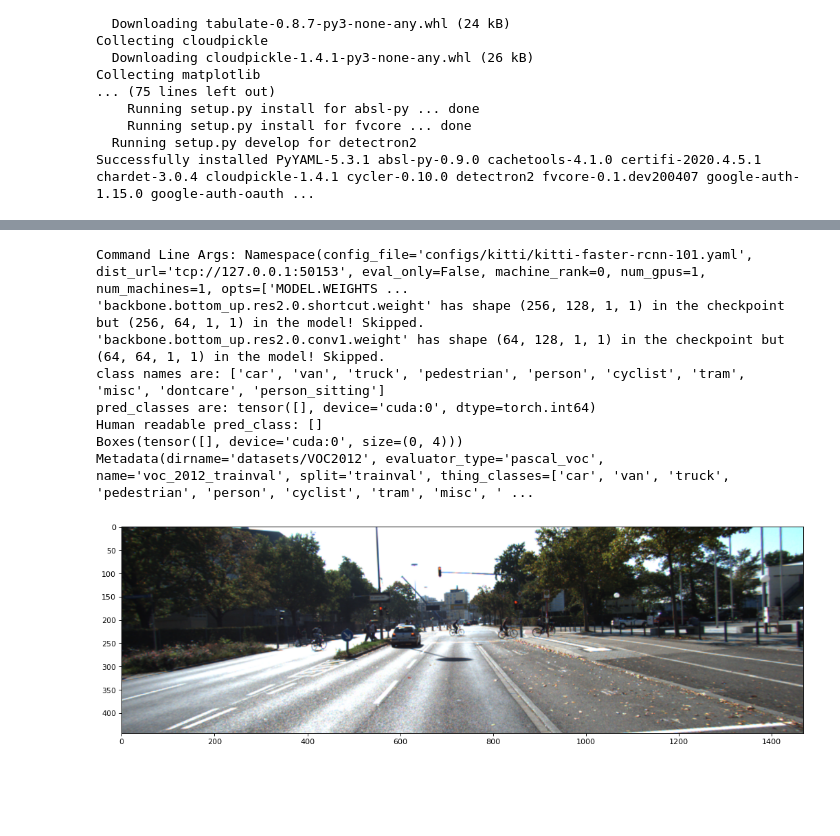
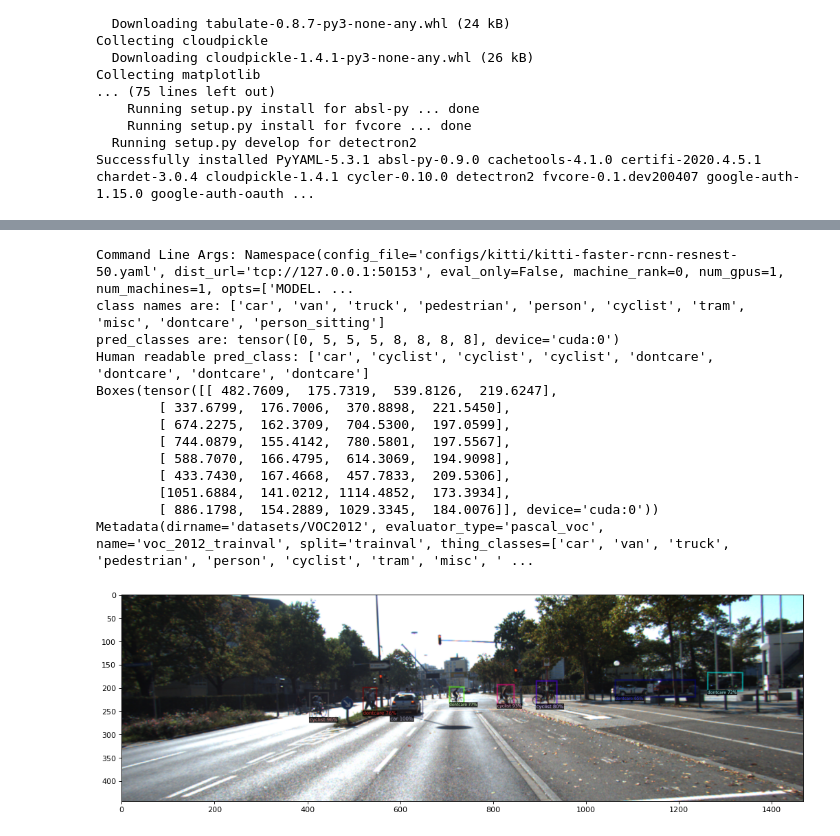
Before and after one commit to lk-chen/cs231n_project, a Jupyter notebook: try_zhanghang_detectron2.ipynb, the cells around one changed output, grey strips where cells are left out. Saved outputs shown, nothing was run; the diff lists cells and outputs as text; code cells hidden in the pictures; blank space fills up the shorter version.

Commit message:
Check in model/result of resnest-50/101
This time trained without image resize (check update in config/kittit)

iter = 10k

```diff
--- a/try_zhanghang_detectron2.ipynb
+++ b/try_zhanghang_detectron2.ipynb
@@ -89,23 +89,28 @@ DETECTRON2_ENV_MODULE     <not set>
 # %%
 # Visualize
 !(cd detectron2-ResNeSt/ && python3 tools/train_kitti.py \
-  --config-file configs/kitti/kitti-faster-rcnn-101.yaml MODEL.WEIGHTS ../rcnn_101.pth)
+  --config-file configs/kitti/kitti-faster-rcnn-resnest-50.yaml MODEL.WEIGHTS ../resnest_50.pth)
 
 
 import matplotlib.pyplot as plt
 import matplotlib.image as mpimg
 from matplotlib.pyplot import figure
 figure(num=None, figsize=(16, 16), dpi=80, facecolor='w', edgecolor='k')
 img=mpimg.imread('detectron2-ResNeSt/prediction.png')
 imgplot = plt.imshow(img)
 plt.show()
 # %% [output]
-Command Line Args: Namespace(config_file='configs/kitti/kitti-faster-rcnn-101.yaml', dist_url='tcp://127.0.0.1:50153', eval_only=False, machine_rank=0, num_gpus=1, num_machines=1, opts=['MODEL.WEIGHTS ...
-'backbone.bottom_up.res2.0.shortcut.weight' has shape (256, 128, 1, 1) in the checkpoint but (256, 64, 1, 1) in the model! Skipped.
-'backbone.bottom_up.res2.0.conv1.weight' has shape (64, 128, 1, 1) in the checkpoint but (64, 64, 1, 1) in the model! Skipped.
+Command Line Args: Namespace(config_file='configs/kitti/kitti-faster-rcnn-resnest-50.yaml', dist_url='tcp://127.0.0.1:50153', eval_only=False, machine_rank=0, num_gpus=1, num_machines=1, opts=['MODEL. ...
 class names are: ['car', 'van', 'truck', 'pedestrian', 'person', 'cyclist', 'tram', 'misc', 'dontcare', 'person_sitting']
-pred_classes are: tensor([], device='cuda:0', dtype=torch.int64)
-Human readable pred_class: []
-Boxes(tensor([], device='cuda:0', size=(0, 4)))
+pred_classes are: tensor([0, 5, 5, 5, 8, 8, 8, 8], device='cuda:0')
+Human readable pred_class: ['car', 'cyclist', 'cyclist', 'cyclist', 'dontcare', 'dontcare', 'dontcare', 'dontcare']
+Boxes(tensor([[ 482.7609,  175.7319,  539.8126,  219.6247],
+        [ 337.6799,  176.7006,  370.8898,  221.5450],
+        [ 674.2275,  162.3709,  704.5300,  197.0599],
+        [ 744.0879,  155.4142,  780.5801,  197.5567],
+        [ 588.7070,  166.4795,  614.3069,  194.9098],
+        [ 433.7430,  167.4668,  457.7833,  209.5306],
+        [1051.6884,  141.0212, 1114.4852,  173.3934],
+        [ 886.1798,  154.2889, 1029.3345,  184.0076]], device='cuda:0'))
 Metadata(dirname='datasets/VOC2012', evaluator_type='pascal_voc', name='voc_2012_trainval', split='trainval', thing_classes=['car', 'van', 'truck', 'pedestrian', 'person', 'cyclist', 'tram', 'misc', ' ...
-[figure, old version]
+[figure, new version]
```
Also changed, not shown: parts of 2 cells of this notebook, 18 other files.
